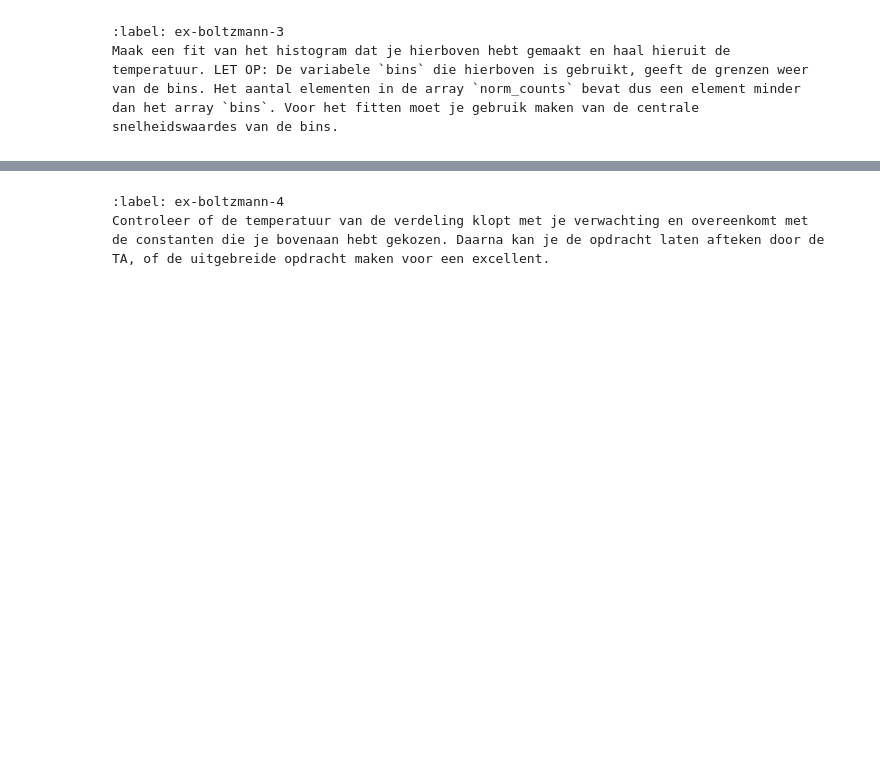
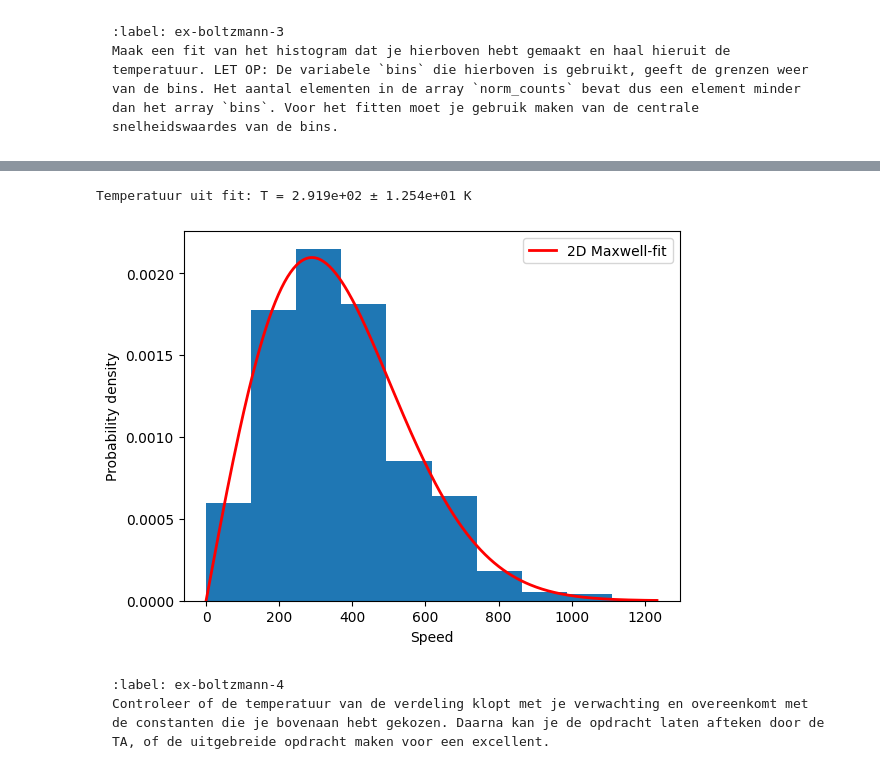
Before and after one commit to JSlootsTUD/Jesse-en-Justin, a Jupyter notebook: Content/PySim/6_boltzmann.ipynb, the cells around one changed output, grey strips where cells are left out. Cells and saved outputs as stored; diff of their text form; code cells hidden in the pictures; blank space fills up the shorter version.

````diff
--- a/Content/PySim/6_boltzmann.ipynb
+++ b/Content/PySim/6_boltzmann.ipynb
@@ -345,3 +383,58 @@ Maak een fit van het histogram dat je hierboven hebt gemaakt en haal hieruit de
+# %%
+# De gevonden waarde voor T is niet realistisch, dit is omdat de gegeven waarde voor de snelheid en massa die in de notebooks worden gebruikt ook niet realistisch zijn.
+# Als er realistische waardes voor de snelheid en mass worden gebruikt, 411 m/s en 4.81*10^-26, dan komt er wel een realistische waarde uit.
+# De temperatuur is dan namelijk rond de 300 K i.p.v. 3*10^22 K
+
+# Als er wel realistische waardes wordt gebruikt ziet de grafiek er als volgt uit:
+tot_counts_r = np.zeros(num_bins, dtype=float)
+
+k_B = 1.380649e-23      # Boltzmann-constante
+m_realistisch = 4.81e-26   #kg   # massa van een deeltje
+v_realistisch = 411    #m/s      # snelheid uit de simulatie
+
+# Histogram maken
+
+plt.figure()
+plt.xlabel('Speed')
+plt.ylabel('Probability density')
+
+# centrale snelheidswaarden van de bins
+v_centers = 0.5 * (bins_r[:-1] + bins_r[1:])
+
+for i in range(5000):
+    take_time_step(particles)
+    if i % 250 == 0:
+        speeds_r = [np.linalg.norm(p.v*411) for p in particles]
+        partial_counts_r, bins_r = np.histogram(speeds_r, bins=num_bins, density='True', range=[0,3*v_realistisch])
+        tot_counts_r += partial_counts_r
+
+norm_counts_r = tot_counts_r / 20
+plt.stairs(norm_counts_r, bins_r, fill='True')
+
+
+# fitfunctie definieren
+def maxwell_2D(v_realistisch, T):
+    return (m_realistisch / (k_B * T)) * v_realistisch * np.exp(-m_realistisch * v_realistisch**2 / (2 * k_B * T))
+
+
+# fit maken
+T_guess_r = m_realistisch * v_realistisch**2 / (2 * k_B)
+
+popt_r, pcov_r = curve_fit(maxwell_2D, v_centers, norm_counts_r, p0=[T_guess_r])
+T_fit_r = popt_r[0]
+T_err_r = np.sqrt(np.diag(pcov_r))[0]
+
+print(f"Temperatuur uit fit: T = {T_fit_r:.3e} ± {T_err_r:.3e} K")
+
+
+# fit plotten
+v_fit_r = np.linspace(0, 3 * v_realistisch, 300)
+plt.plot(v_fit_r, maxwell_2D(v_fit_r, T_fit_r), 'r', lw=2, label="2D Maxwell-fit")
+plt.legend()
+plt.show()
+# %% [output]
+Temperatuur uit fit: T = 2.919e+02 ± 1.254e+01 K
+[figure, added]
 # %% [markdown]
 ```{exercise}
 :label: ex-boltzmann-4
````
Also changed, not shown: parts of 6 cells of this notebook.
